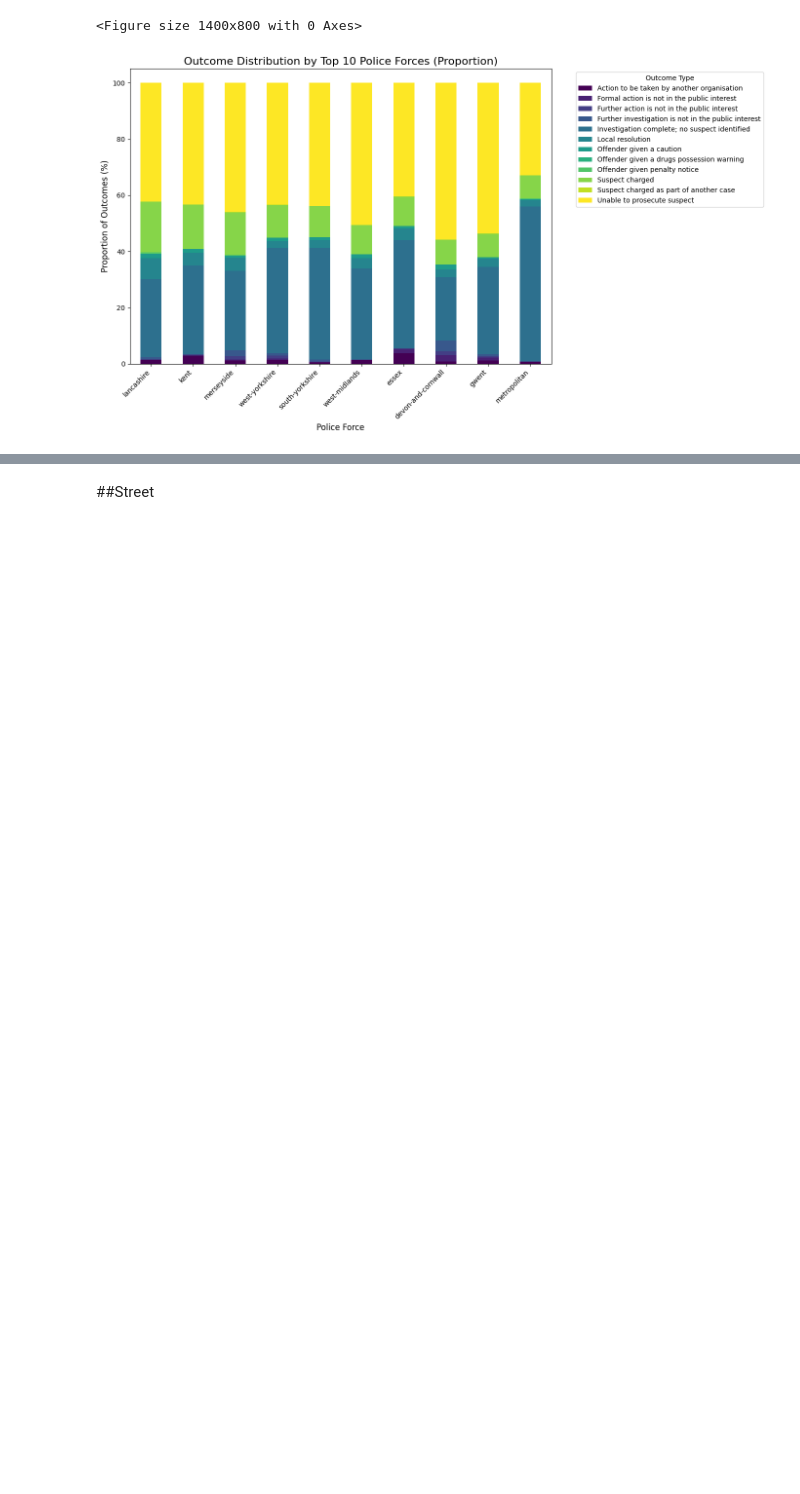
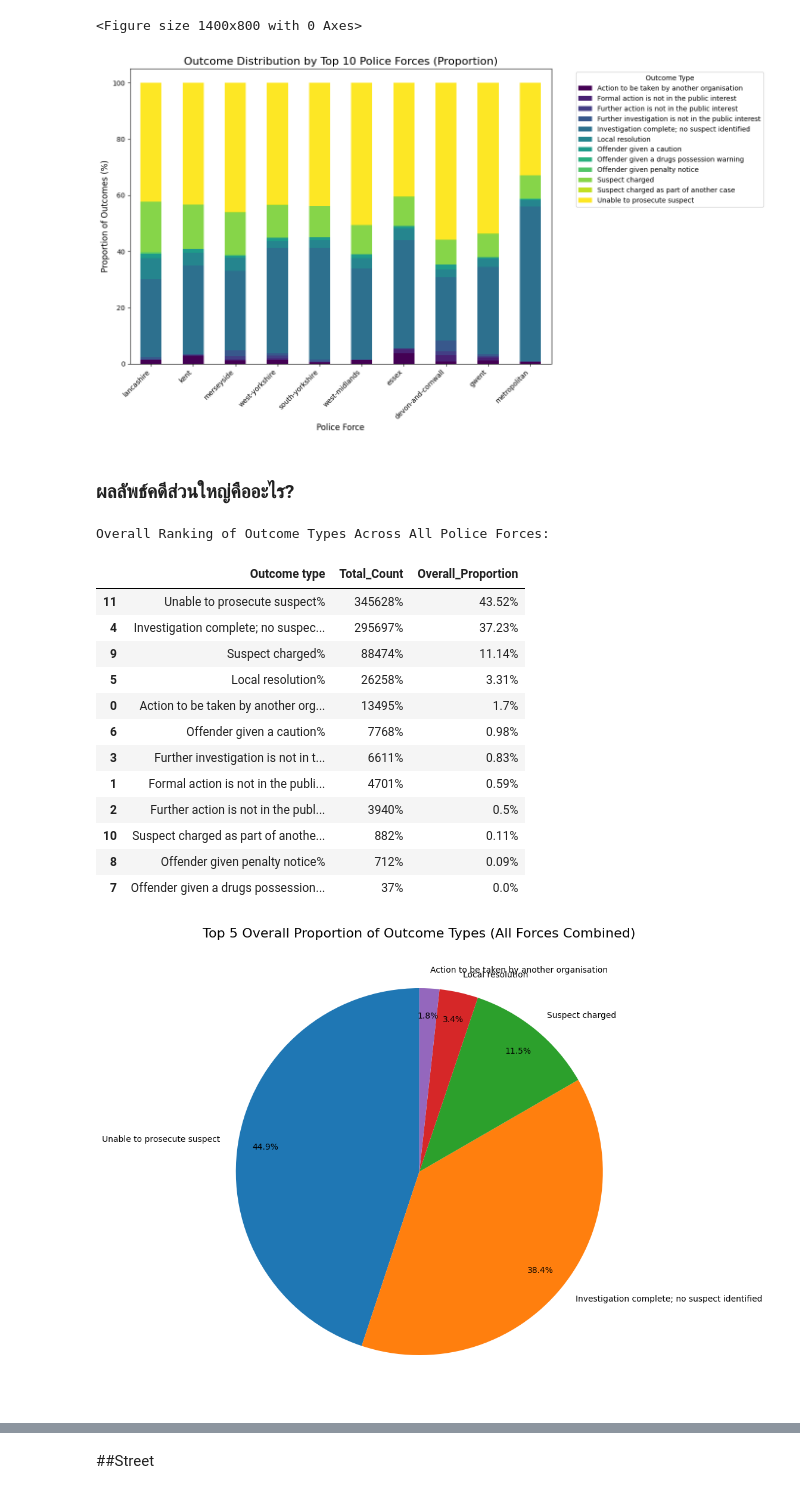
Before and after one commit to jangInw007/JENZY_Project, a Jupyter notebook: JENZY_is_perfect_project_Basicpro.ipynb, the cells around one changed output, grey strips where cells are left out. Cells and saved outputs as stored; diff of their text form; code cells hidden in the pictures; blank space fills up the shorter version.

Commit message:
outcomes ตั้งคำถามแล้ว

```diff
--- a/JENZY_is_perfect_project_Basicpro.ipynb
+++ b/JENZY_is_perfect_project_Basicpro.ipynb
@@ -1121,3 +1121,48 @@ plt.show()
 # %% [output]
 <Figure size 1400x800 with 0 Axes>
 [figure]
+# %% [markdown]
+### ผลลัพธ์คดีส่วนใหญ่คืออะไร?
+# %%
+import pandas as pd
+import matplotlib.pyplot as plt
+
+# 1. คำนวณจำนวนและสัดส่วนของแต่ละ Outcome type ในภาพรวม
+total_outcomes_breakdown = combined_outcomes_2025_all_months.groupby('Outcome type').size().reset_index(name='Total_Count')
+total_outcomes_breakdown['Overall_Proportion'] = (
+    total_outcomes_breakdown['Total_Count'] / total_outcomes_breakdown['Total_Count'].sum()
+) * 100
+
+print("Overall Ranking of Outcome Types Across All Police Forces:")
+display(total_outcomes_breakdown.sort_values(by='Total_Count', ascending=False).round(2).astype(str) + '%')
+
+# --- Filter for Top 10 Outcome Types ---
+top_10_outcomes = total_outcomes_breakdown.nlargest(5, 'Total_Count')
+
+# 2. โค้ดนำเสนอ: Pie Chart (using Top 10)
+plt.figure(figsize=(10, 10))
+plt.pie(
+    top_10_outcomes['Overall_Proportion'],
+    labels=top_10_outcomes['Outcome type'],
+    autopct='%1.1f%%', # แสดงผลเป็นเปอร์เซ็นต์
+    startangle=90,
+    pctdistance=0.85 # ระยะห่างของข้อความเปอร์เซ็นต์จากศูนย์กลาง
+)
+plt.title('Top 5 Overall Proportion of Outcome Types (All Forces Combined)', fontsize=16)
+plt.show()
+# %% [output]
+Overall Ranking of Outcome Types Across All Police Forces:
+|  | Outcome type | Total_Count | Overall_Proportion |
+| 11 | Unable to prosecute suspect% | 345628% | 43.52% |
+| 4 | Investigation complete; no suspec... | 295697% | 37.23% |
+| 9 | Suspect charged% | 88474% | 11.14% |
+| 5 | Local resolution% | 26258% | 3.31% |
+| 0 | Action to be taken by another org... | 13495% | 1.7% |
+| 6 | Offender given a caution% | 7768% | 0.98% |
+| 3 | Further investigation is not in t... | 6611% | 0.83% |
+| 1 | Formal action is not in the publi... | 4701% | 0.59% |
+| 2 | Further action is not in the publ... | 3940% | 0.5% |
+| 10 | Suspect charged as part of anothe... | 882% | 0.11% |
+| 8 | Offender given penalty notice% | 712% | 0.09% |
+| 7 | Offender given a drugs possession... | 37% | 0.0% |
+[figure, added]
```
Also changed, not shown: parts of 4 cells of this notebook.
